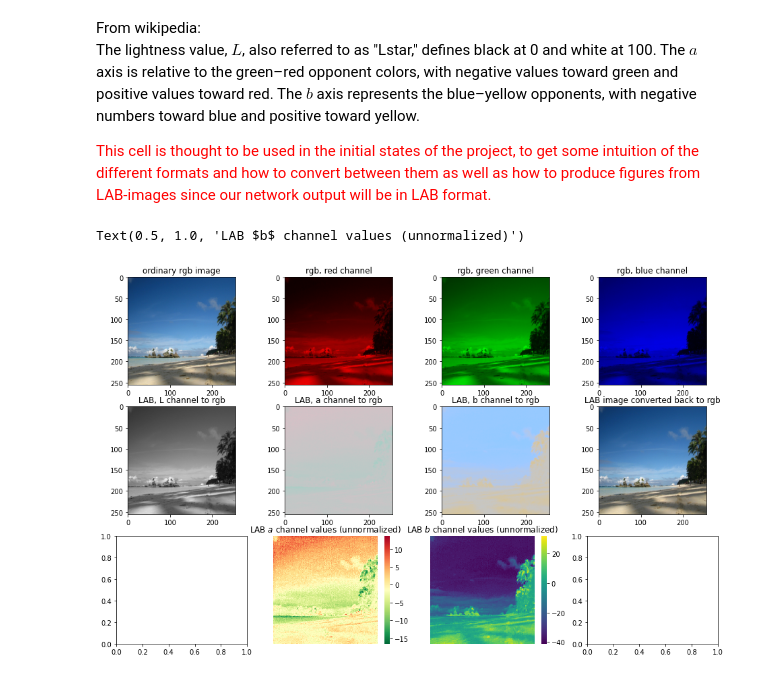
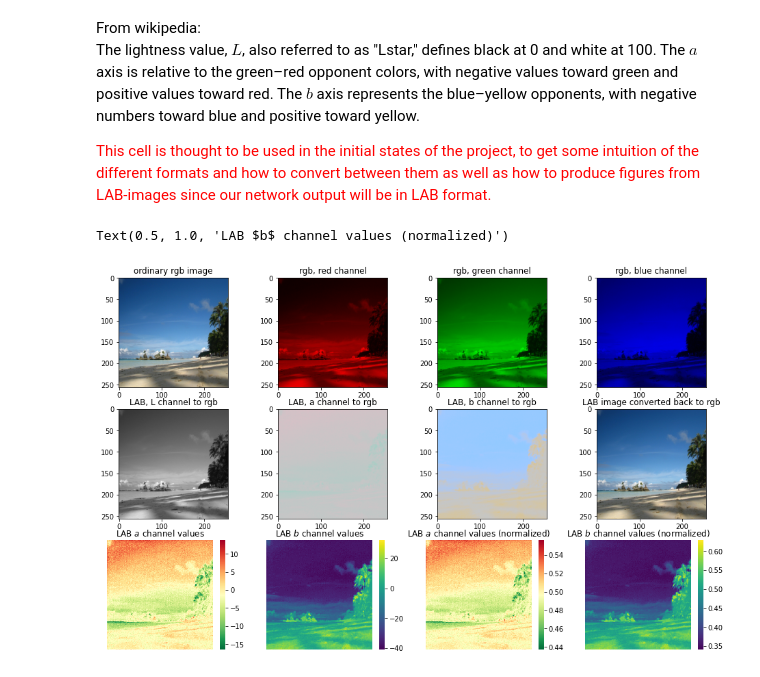
Before and after one commit to LjungPer/deep-learning-project, a Jupyter notebook: Project_notebook.ipynb, the cells around one changed output. Drawn from its saved outputs; the diff is of its cells as text; code cells hidden in the pictures.

```diff
--- a/Project_notebook.ipynb
+++ b/Project_notebook.ipynb
@@ -67,7 +67,7 @@ The lightness value, $L$, also referred to as "Lstar," defines black at 0 and wh
 from skimage import io, color
 import seaborn as sns
 
-def get_rgb_and_lab_images(filename):
+def get_rgb_and_lab_image(filename):
     """ Takes image filename as argument
 
         Returns normalized rgb and lab images
@@ -108,38 +108,46 @@ def get_lab_for_plotting(image):
         Returns the lab image converted to rgb """
     rescaled_lab = image*[100,255,255]-[0,128,128]
     rgb = color.lab2rgb(rescaled_lab)
     return rgb
 
-filename = 'images/train/0a56c95e047247ac4df457d5663e03fe.jpg'
+filename = 'images/train/train_subfolder/0a56c95e047247ac4df457d5663e03fe.jpg'
 
 fig, ax = plt.subplots(3,4, figsize = (16,10));
-rgb, lab = get_rgb_and_lab_images(filename)
+rgb, lab = get_rgb_and_lab_image(filename)
 
 ax[0][0].imshow(rgb)
 ax[0][0].set_title('ordinary rgb image')
 ax[0][1].imshow(get_rgb_channel_for_plotting(rgb, 0))
 ax[0][1].set_title('rgb, red channel')
 ax[0][2].imshow(get_rgb_channel_for_plotting(rgb, 1))
 ax[0][2].set_title('rgb, green channel')
 ax[0][3].imshow(get_rgb_channel_for_plotting(rgb, 2))
 ax[0][3].set_title('rgb, blue channel')
 ax[1][0].imshow(get_lab_channel_for_plotting(lab, 0))
 ax[1][0].set_title('LAB, L channel to rgb')
 ax[1][1].imshow(get_lab_channel_for_plotting(lab, 1))
 ax[1][1].set_title('LAB, a channel to rgb')
 ax[1][2].imshow(get_lab_channel_for_plotting(lab, 2))
 ax[1][2].set_title('LAB, b channel to rgb')
 ax[1][3].imshow(get_lab_for_plotting(lab))
 ax[1][3].set_title('LAB image converted back to rgb')
 
-sns.heatmap(lab[:,:,1]*255-128, ax = ax[2][1], cmap="RdYlGn_r")
+sns.heatmap(lab[:,:,1]*255-128, ax = ax[2][0], cmap="RdYlGn_r")
+ax[2][0].set(xticks=[])
+ax[2][0].set(yticks=[])
+ax[2][0].set_title('LAB $a$ channel values')
+sns.heatmap(lab[:,:,2]*255-128, ax = ax[2][1], cmap="viridis")
 ax[2][1].set(xticks=[])
 ax[2][1].set(yticks=[])
-ax[2][1].set_title('LAB $a$ channel values (unnormalized)')
-sns.heatmap(lab[:,:,2]*255-128, ax = ax[2][2], cmap="viridis")
+ax[2][1].set_title('LAB $b$ channel values')
+sns.heatmap(lab[:,:,1], ax = ax[2][2], cmap="RdYlGn_r")
 ax[2][2].set(xticks=[])
 ax[2][2].set(yticks=[])
-ax[2][2].set_title('LAB $b$ channel values (unnormalized)')
+ax[2][2].set_title('LAB $a$ channel values (normalized)')
+sns.heatmap(lab[:,:,2], ax = ax[2][3], cmap="viridis")
+ax[2][3].set(xticks=[])
+ax[2][3].set(yticks=[])
+ax[2][3].set_title('LAB $b$ channel values (normalized)')
 # %% [output]
-Text(0.5, 1.0, 'LAB $b$ channel values (unnormalized)')
+Text(0.5, 1.0, 'LAB $b$ channel values (normalized)')
-[figure, old version]
+[figure, new version]
```
Also changed, not shown: parts of 4 cells of this notebook.
